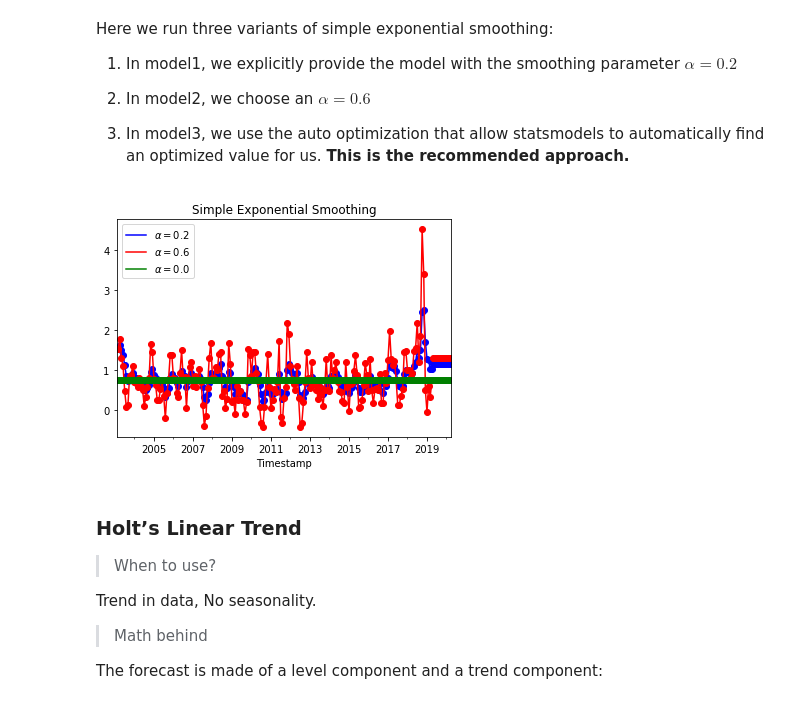
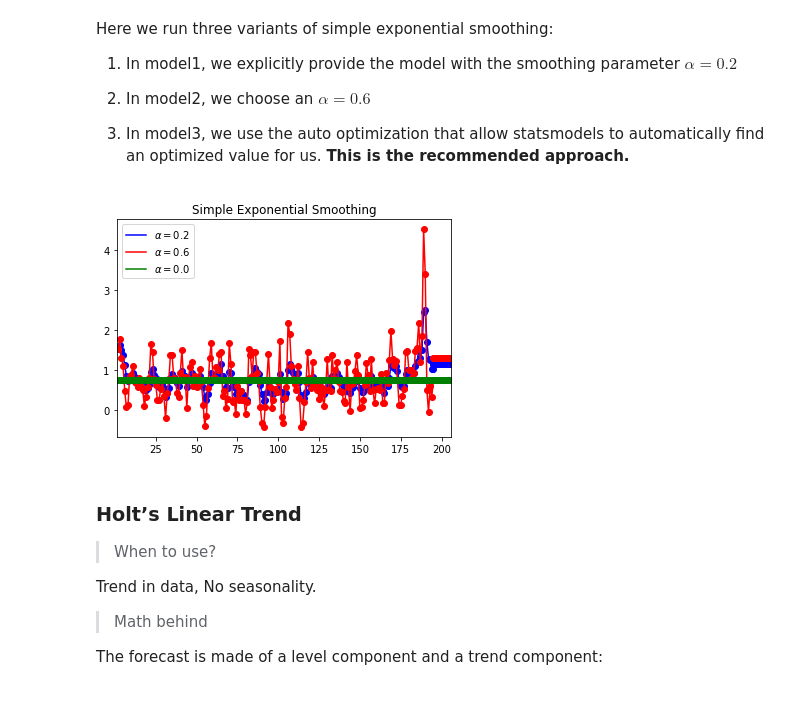
Before and after one commit to aricem/BusinessForecasting, a Jupyter notebook: CPI.ipynb, the cells around one changed output. Saved outputs shown, nothing was run; the diff lists cells and outputs as text; code cells hidden in the pictures.

```diff
--- a/CPI.ipynb
+++ b/CPI.ipynb
@@ -74,0 +62,32 @@ df.head()
+# %%
+from google.colab import auth
+auth.authenticate_user()
+
+import gspread
+from oauth2client.client import GoogleCredentials
+
+gc = gspread.authorize(GoogleCredentials.get_application_default())
+
+sh = gc.open('CPI')
+worksheet = sh.worksheet("RawData") # By title
+#worksheet = sh.sheet1 # By sheet order
+#worksheet = sh.get_worksheet(0) # Select worksheet by index
+
+# get_all_values gives a list of rows.
+rows = worksheet.get_all_values()
+
+# Convert to a DataFrame and render.
+import pandas as pd
+df = pd.DataFrame.from_records(rows)
+df.columns = df.iloc[0]
+df.drop(df.index[:1], inplace=True)
+#Convert data types
+df['Date']= pd.to_datetime(df['Date'], errors='coerce')
+df['CPI'] = pd.to_numeric(df['CPI'], errors='coerce')
+df['M1'] = pd.to_numeric(df['M1'], errors='coerce')
+df['M3'] = pd.to_numeric(df['M3'], errors='coerce')
+df['USDTRY'] = pd.to_numeric(df['USDTRY'], errors='coerce')
+df['QGDP'] = pd.to_numeric(df['QGDP'], errors='coerce')
+df.info()
+#Print head
+df.head()
@@ -692,27 +707,27 @@ Here we run three variants of simple exponential smoothing:
 # %%
 from statsmodels.tsa.holtwinters import SimpleExpSmoothing
 
-series = df2.iloc[:,0]
+series = df.CPI
 
 fit1 = SimpleExpSmoothing(series).fit(smoothing_level=0.2, optimized=False)
 fcast1 = fit1.forecast(12).rename(r'$\alpha=0.2$')
 fcast1.plot(marker='o', color='blue', legend=True)
 fit1.fittedvalues.plot(marker='o',  color='blue')
 
 fit2 = SimpleExpSmoothing(series).fit(smoothing_level=0.6, optimized=False)
 fcast2 = fit2.forecast(12).rename(r'$\alpha=0.6$')
 fcast2.plot(marker='o', color='red', legend=True)
 fit2.fittedvalues.plot(marker='o', color='red')
 
 fit3 = SimpleExpSmoothing(series).fit()
 fcast3 = fit3.forecast(12).rename(r'$\alpha=%s$'%fit3.model.params['smoothing_level'])
 fcast3.plot(marker='o', color='green', legend=True)
 fit3.fittedvalues.plot(marker='o', color='green')
 
 plt.title('Simple Exponential Smoothing')
 plt.show()
 # %% [output]
-[figure, old version]
+[figure, new version]
 # %% [markdown]
 ### Holt’s Linear Trend
 
```
Also changed, not shown: parts of 28 cells of this notebook.
